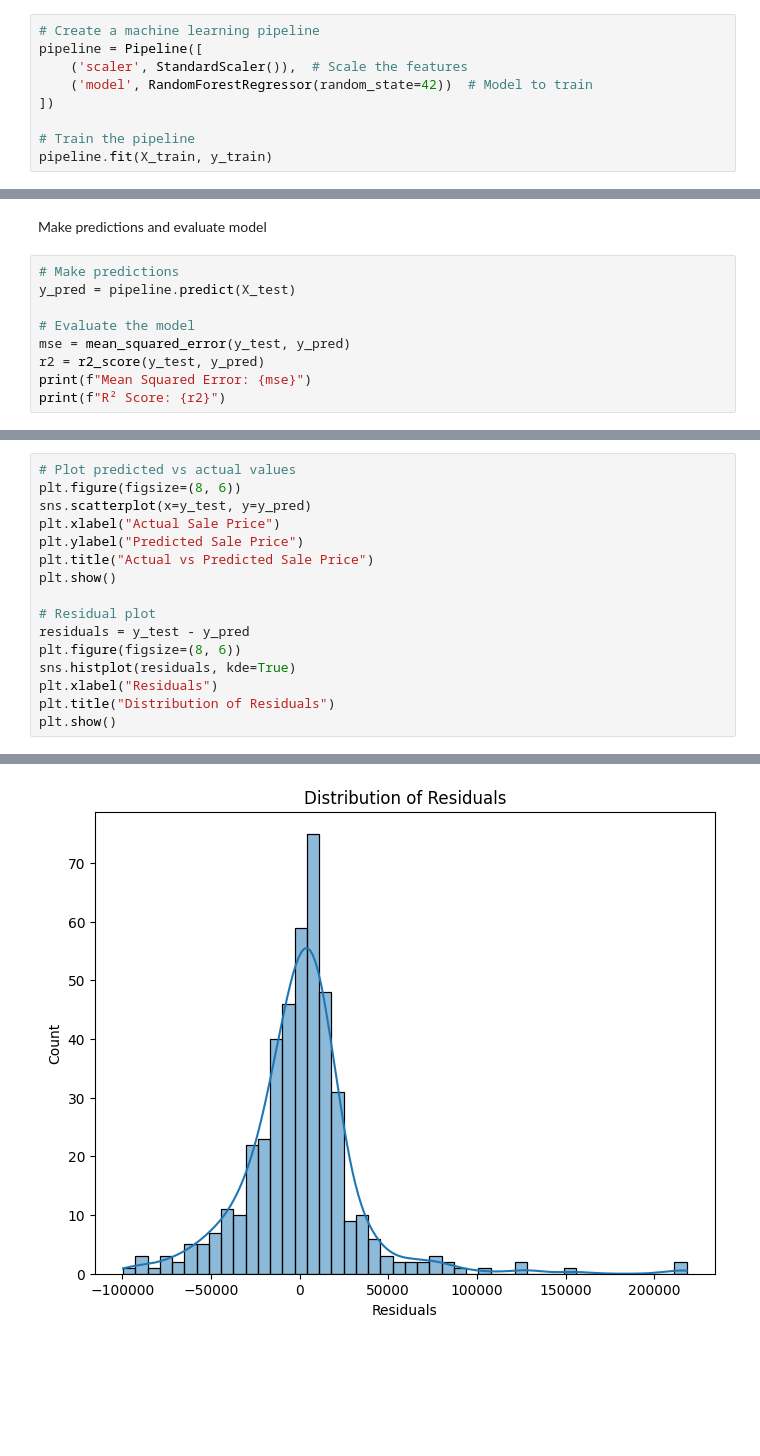
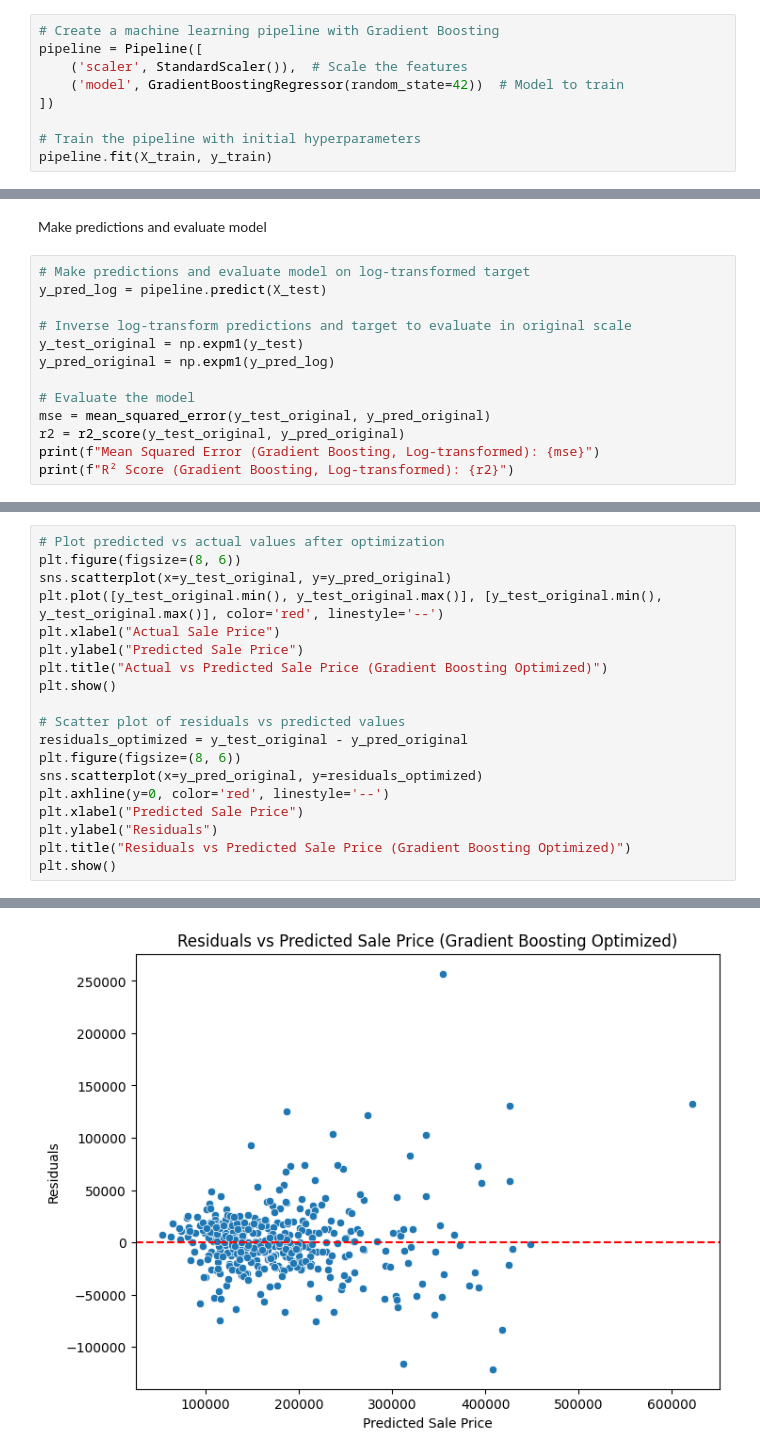
Before and after one commit to Patteerrik/Heritage-Housing-Issues, a Jupyter notebook: jupyter_notebooks/HouseSalePrices.ipynb, the cells around one changed output, grey strips where cells are left out. Cells and saved outputs as stored; diff of their text form; blank space fills up the shorter version.

```diff
--- a/jupyter_notebooks/HouseSalePrices.ipynb
+++ b/jupyter_notebooks/HouseSalePrices.ipynb
@@ -105,13 +110,13 @@ X_train, X_test, y_train, y_test = train_test_split(X, y, test_size=0.3, random_
 # %% [markdown]
 Create a machine learning pipeline
 # %%
-# Create a machine learning pipeline
+# Create a machine learning pipeline with Gradient Boosting
 pipeline = Pipeline([
     ('scaler', StandardScaler()),  # Scale the features
-    ('model', RandomForestRegressor(random_state=42))  # Model to train
+    ('model', GradientBoostingRegressor(random_state=42))  # Model to train
 ])
 
-# Train the pipeline
+# Train the pipeline with initial hyperparameters
 pipeline.fit(X_train, y_train)
 # %% [output]
 Pipeline(steps=[('scaler', StandardScaler()),
@@ -119,12 +124,16 @@ Pipeline(steps=[('scaler', StandardScaler()),
 # %% [markdown]
 Make predictions and evaluate model
 # %%
-# Make predictions
-y_pred = pipeline.predict(X_test)
+# Make predictions and evaluate model on log-transformed target
+y_pred_log = pipeline.predict(X_test)
+
+# Inverse log-transform predictions and target to evaluate in original scale
+y_test_original = np.expm1(y_test)
+y_pred_original = np.expm1(y_pred_log)
 
 # Evaluate the model
-mse = mean_squared_error(y_test, y_pred)
-r2 = r2_score(y_test, y_pred)
-print(f"Mean Squared Error: {mse}")
-print(f"R² Score: {r2}")
+mse = mean_squared_error(y_test_original, y_pred_original)
+r2 = r2_score(y_test_original, y_pred_original)
+print(f"Mean Squared Error (Gradient Boosting, Log-transformed): {mse}")
+print(f"R² Score (Gradient Boosting, Log-transformed): {r2}")
 # %% [output]
@@ -133,17 +199,20 @@ R² Score: 0.8470197211307793
 # %%
-# Plot predicted vs actual values
+# Plot predicted vs actual values after optimization
 plt.figure(figsize=(8, 6))
-sns.scatterplot(x=y_test, y=y_pred)
+sns.scatterplot(x=y_test_original, y=y_pred_original)
+plt.plot([y_test_original.min(), y_test_original.max()], [y_test_original.min(), y_test_original.max()], color='red', linestyle='--')
 plt.xlabel("Actual Sale Price")
 plt.ylabel("Predicted Sale Price")
-plt.title("Actual vs Predicted Sale Price")
+plt.title("Actual vs Predicted Sale Price (Gradient Boosting Optimized)")
 plt.show()
 
-# Residual plot
-residuals = y_test - y_pred
+# Scatter plot of residuals vs predicted values
+residuals_optimized = y_test_original - y_pred_original
 plt.figure(figsize=(8, 6))
-sns.histplot(residuals, kde=True)
-plt.xlabel("Residuals")
-plt.title("Distribution of Residuals")
+sns.scatterplot(x=y_pred_original, y=residuals_optimized)
+plt.axhline(y=0, color='red', linestyle='--')
+plt.xlabel("Predicted Sale Price")
+plt.ylabel("Residuals")
+plt.title("Residuals vs Predicted Sale Price (Gradient Boosting Optimized)")
 plt.show()
 # %% [output]
@@ -151 +220 @@ plt.show()
-[figure, old version]
+[figure, new version]
```
Also changed, not shown: parts of 12 cells of this notebook.
